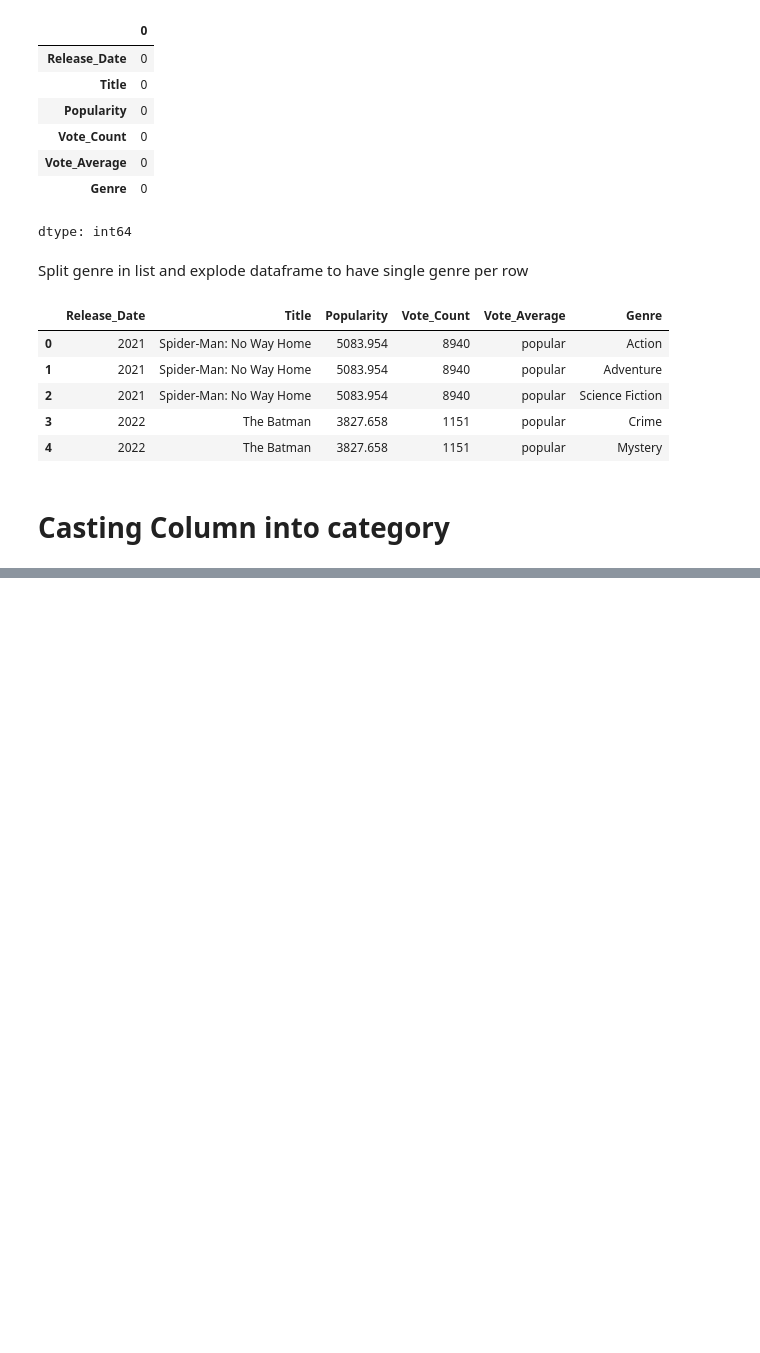
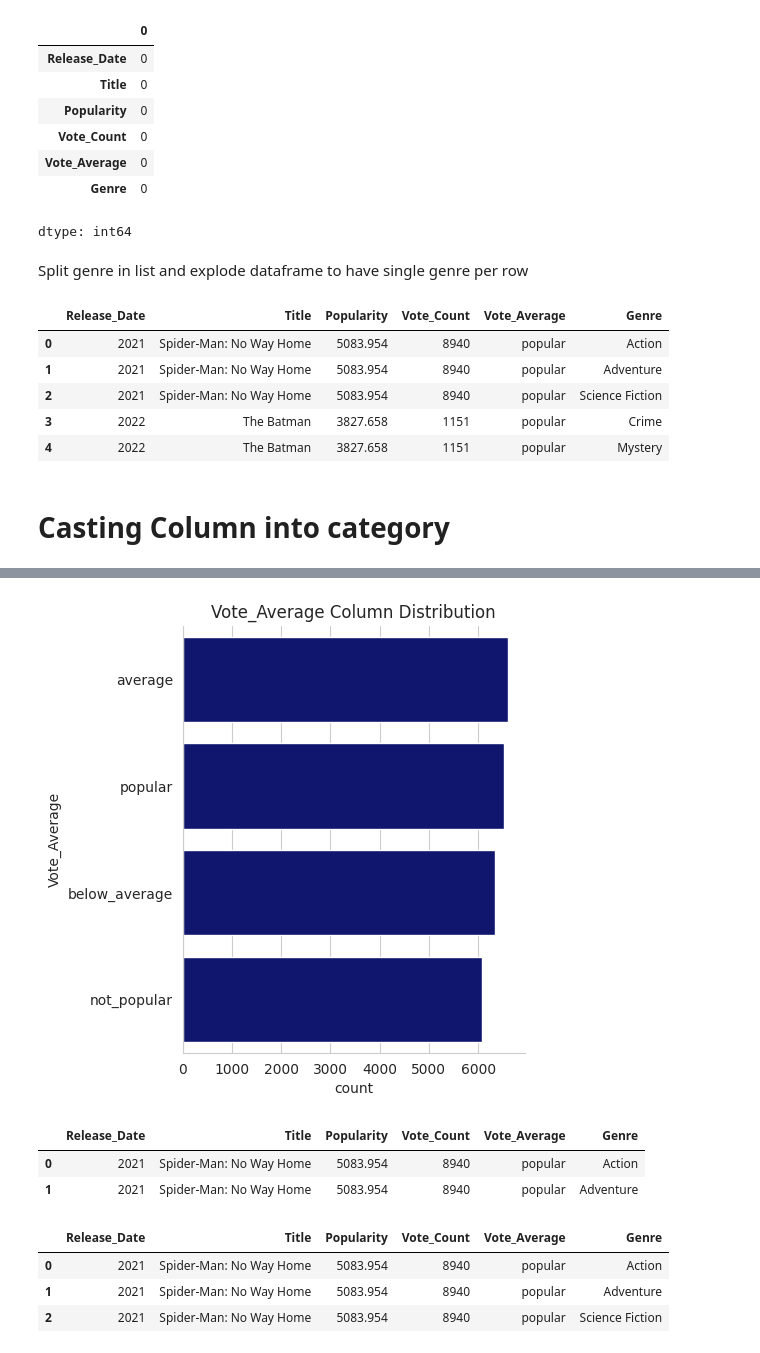
Before and after one commit to adityaMachal/Netflix_analysis, a Jupyter notebook: Untitled1.ipynb, the cells around one changed output, grey strips where cells are left out. Saved outputs shown, nothing was run; the diff lists cells and outputs as text; code cells hidden in the pictures; blank space fills up the shorter version.

```diff
--- a/Untitled1.ipynb
+++ b/Untitled1.ipynb
@@ -122,0 +161,21 @@ data.head()
+# %%
+sns.catplot(y='Vote_Average',data=data,kind='count',
+            order=data['Vote_Average'].value_counts().index,
+            color='#00087c')
+plt.title('Vote_Average Column Distribution')
+plt.show()
+# %% [output]
+[figure, added]
+# %%
+data.head(2)
+# %% [output]
+|  | Release_Date | Title | Popularity | Vote_Count | Vote_Average | Genre |
+| 0 | 2021 | Spider-Man: No Way Home | 5083.954 | 8940 | popular | Action |
+| 1 | 2021 | Spider-Man: No Way Home | 5083.954 | 8940 | popular | Adventure |
+# %%
+data[data['Popularity'] == data['Popularity'].max()]
+# %% [output]
+|  | Release_Date | Title | Popularity | Vote_Count | Vote_Average | Genre |
+| 0 | 2021 | Spider-Man: No Way Home | 5083.954 | 8940 | popular | Action |
+| 1 | 2021 | Spider-Man: No Way Home | 5083.954 | 8940 | popular | Adventure |
+| 2 | 2021 | Spider-Man: No Way Home | 5083.954 | 8940 | popular | Science Fiction |
```
Also changed, not shown: parts of 7 cells of this notebook.
